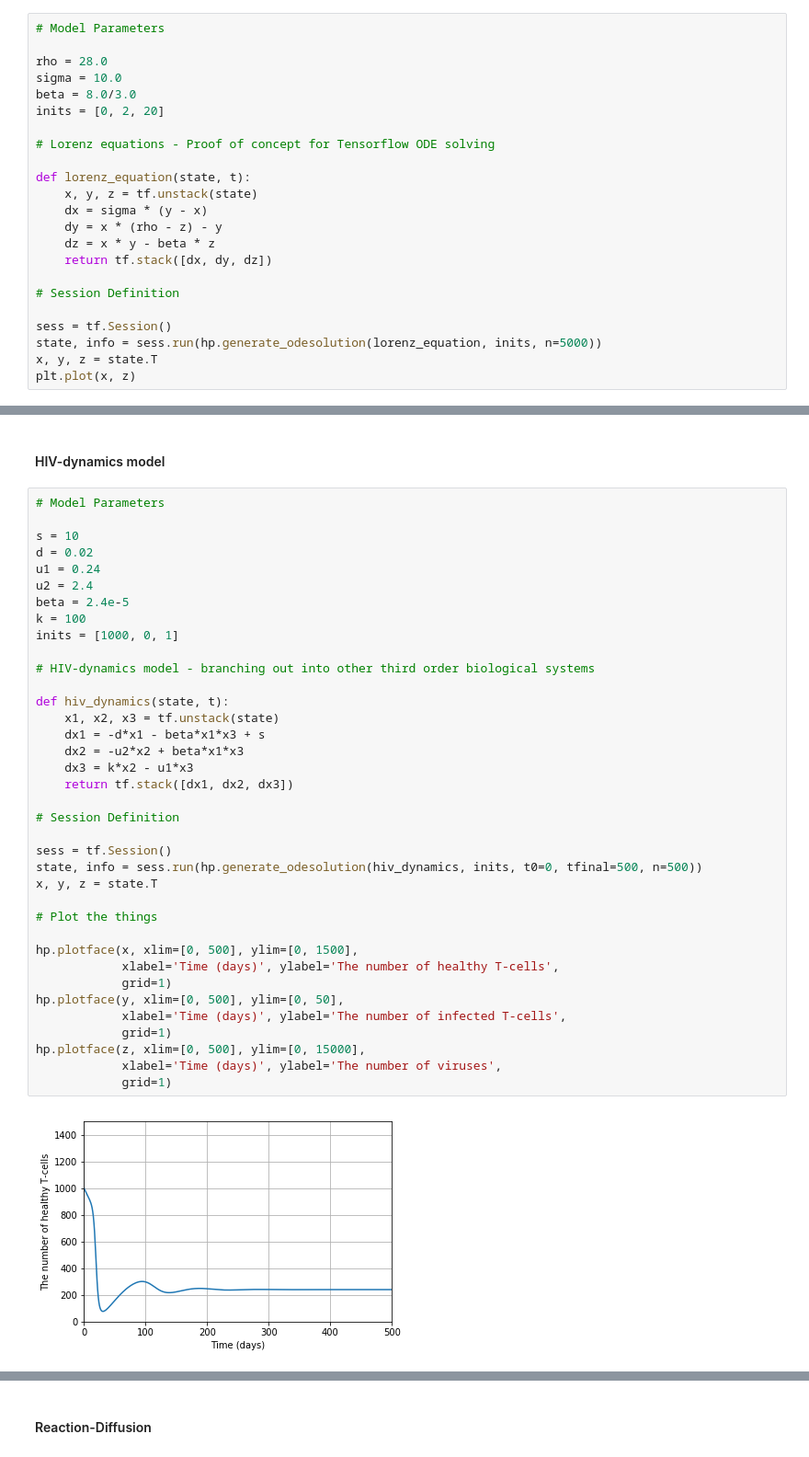
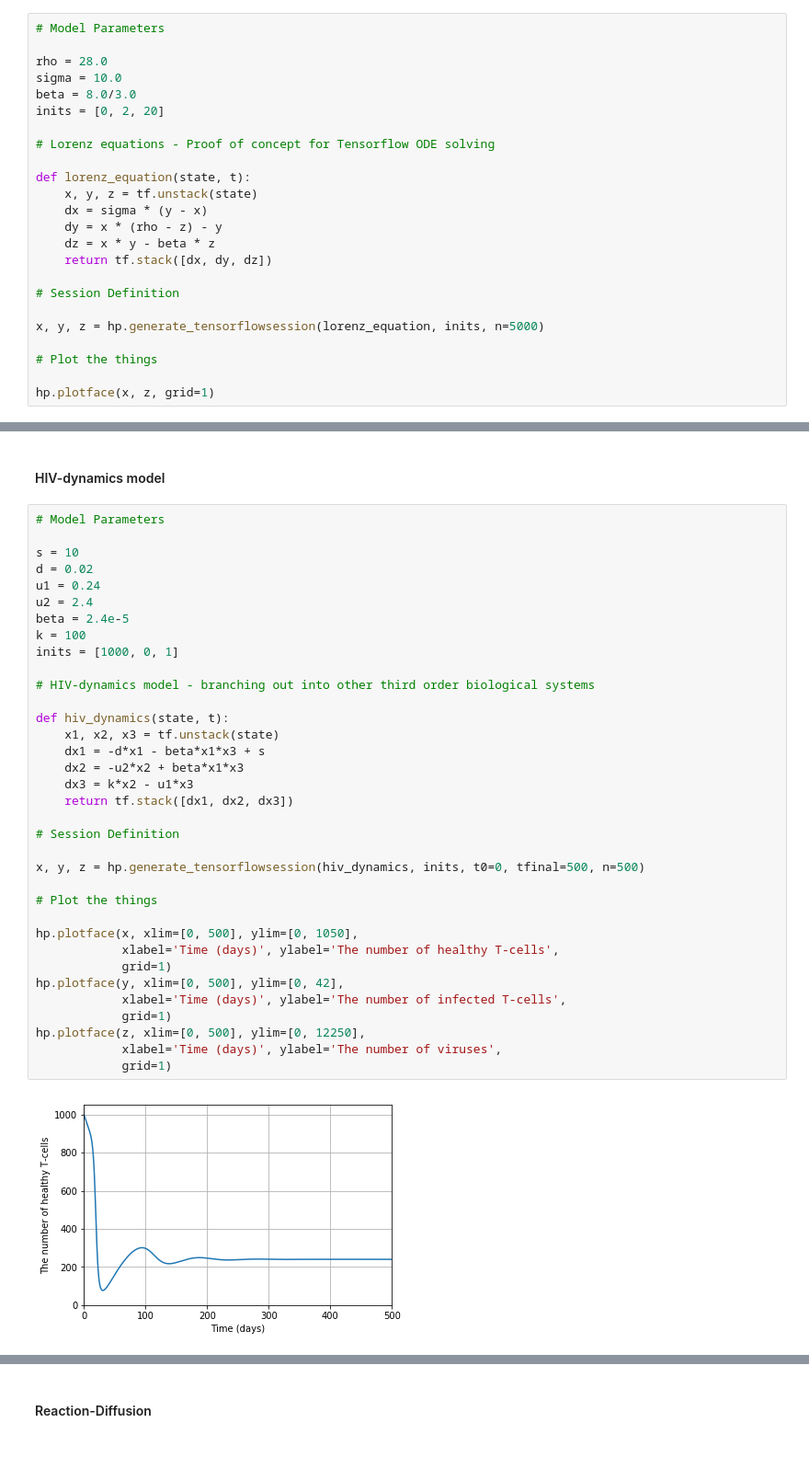
Before and after one commit to zthurman/fizzpy, a Jupyter notebook: Notebooks/Tensorflow/Nonlinear Dynamics.ipynb, the cells around one changed output, grey strips where cells are left out. Shown at 92% size. Drawn from its saved outputs; the diff is of its cells as text.

Commit message:
Added generate_tensorflowsession to make the model code less verbose. Implemented for all existing models.

```diff
--- a/Notebooks/Tensorflow/Nonlinear Dynamics.ipynb
+++ b/Notebooks/Tensorflow/Nonlinear Dynamics.ipynb
@@ -35,8 +35,9 @@ def lorenz_equation(state, t):
 
 # Session Definition
 
-sess = tf.Session()
-state, info = sess.run(hp.generate_odesolution(lorenz_equation, inits, n=5000))
-x, y, z = state.T
-plt.plot(x, z)
+x, y, z = hp.generate_tensorflowsession(lorenz_equation, inits, n=5000)
+
+# Plot the things
+
+hp.plotface(x, z, grid=1)
 # %% [output]
@@ -76,37 +76,35 @@ Text(0, 0.5, '$x_n$')
 
 s = 10
 d = 0.02
 u1 = 0.24
 u2 = 2.4
 beta = 2.4e-5
 k = 100
 inits = [1000, 0, 1]
 
 # HIV-dynamics model - branching out into other third order biological systems
 
 def hiv_dynamics(state, t):
     x1, x2, x3 = tf.unstack(state)
     dx1 = -d*x1 - beta*x1*x3 + s
     dx2 = -u2*x2 + beta*x1*x3
     dx3 = k*x2 - u1*x3
     return tf.stack([dx1, dx2, dx3])
 
 # Session Definition
 
-sess = tf.Session()
-state, info = sess.run(hp.generate_odesolution(hiv_dynamics, inits, t0=0, tfinal=500, n=500))
-x, y, z = state.T
+x, y, z = hp.generate_tensorflowsession(hiv_dynamics, inits, t0=0, tfinal=500, n=500)
 
 # Plot the things
 
-hp.plotface(x, xlim=[0, 500], ylim=[0, 1500],
+hp.plotface(x, xlim=[0, 500], ylim=[0, 1050],
             xlabel='Time (days)', ylabel='The number of healthy T-cells',
             grid=1)
-hp.plotface(y, xlim=[0, 500], ylim=[0, 50],
+hp.plotface(y, xlim=[0, 500], ylim=[0, 42],
             xlabel='Time (days)', ylabel='The number of infected T-cells',
             grid=1)
-hp.plotface(z, xlim=[0, 500], ylim=[0, 15000],
+hp.plotface(z, xlim=[0, 500], ylim=[0, 12250],
             xlabel='Time (days)', ylabel='The number of viruses',
             grid=1)
 # %% [output]
-[figure, old version]
+[figure, new version]
```
Also changed, not shown: parts of 2 cells of this notebook, 4 other files.
